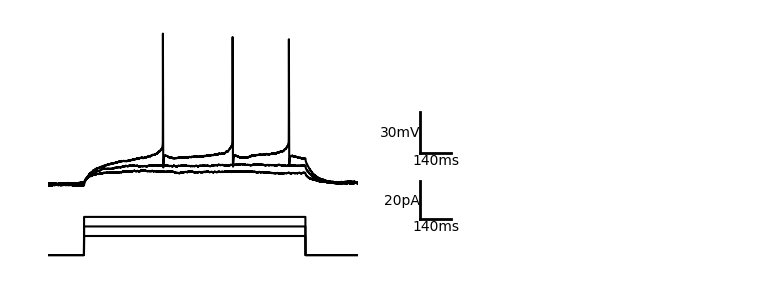
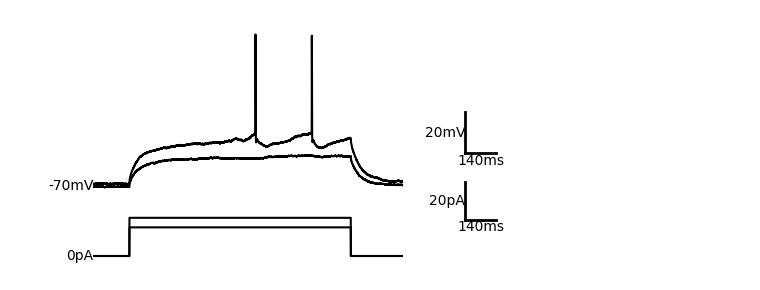
Before and after one commit to dtabuena/EphysLib, a Jupyter notebook: Graph_a_Trace.ipynb, the cells around one changed output. Drawn from its saved outputs; the diff is of its cells as text; code cells hidden in the pictures.

```diff
--- a/Graph_a_Trace.ipynb
+++ b/Graph_a_Trace.ipynb
@@ -73,7 +73,7 @@ Requirement already satisfied: six>=1.5 in /usr/local/lib/python3.9/dist-package
 Installing collected packages: pyabf
 Successfully installed pyabf-2.3.7
 # %%
-def sample_sweep_publish(abf,plot_ratio = (4,1) ,xlim=[],ylim=[],slim=np.inf,use_ch2 = True,rel_xy_bar=[0.1, 0.1]):
+def sample_sweep_publish(abf,plot_ratio = (4,1) ,xlim=[],ylim=[],slim=np.inf,use_ch2 = True,rel_xy_bar=[0.1, 0.1],base=[-70,0] ):
     fig,ax = plt.subplots(2,figsize=(4,3),height_ratios=plot_ratio)
     for s in abf.sweepList:
         if s<slim:
@@ -107,33 +107,36 @@ def sample_sweep_publish(abf,plot_ratio = (4,1) ,xlim=[],ylim=[],slim=np.inf,use
         y_bar_len = y_bar_len*( np.sum(plot_ratio) / plot_ratio[i] )
 
         y_bar_len=5*np.ceil(y_bar_len/5).astype("int")
 
         y_0 = ylim[0]+y_bar_len
 
 
         x,y = np.array([[x_0, x_0+x_bar_len], [y_0, y_0]])
         x_line = plt.Line2D(x, y, lw=2, color='k', alpha=1)
         x_line.set_clip_on(False)
 
         axi.add_line(x_line)
 
 
         x,y = np.array([[x_0, x_0], [y_0, y_0+y_bar_len]])
         y_line = plt.Line2D(x, y, lw=2, color='k', alpha=1)
         y_line.set_clip_on(False)
 
         axi.add_line(y_line)
 
 
 
         axi.text(x_0+x_bar_len/2, y_0,  str(x_bar_len[0])+'ms',ha='center',va='top')
         abf.adcUnits
         axi.text(x_0, y_0+y_bar_len/2,  str(y_bar_len[0])+abf.adcUnits[i],ha='right',va='center')
 
 
+        axi.text(xlim[0],base[i],str(base[i]) + abf.adcUnits[i],ha='right',va='center')
+
+    abf.setSweep(0,0)
     return None
 
-abf= abf_or_name('/content/2022x11x30_E4KI_F_P564_s002_c006_DG_0005.abf')
-sample_sweep_publish(abf,xlim=[400,1800],slim=3,use_ch2=False,rel_xy_bar=[0.1, 0.18] )
+abf= abf_or_name('/content/2022x11x30_E4KI_F_P564_s002_c005_DG_0004.abf')
+sample_sweep_publish(abf,xlim=[400,1800],slim=3,use_ch2=False,rel_xy_bar=[0.1, 0.18],base=[-70,0] )
 # %% [output]
-[figure, old version]
+[figure, new version]
```
Also changed, not shown: parts of 3 cells of this notebook.
